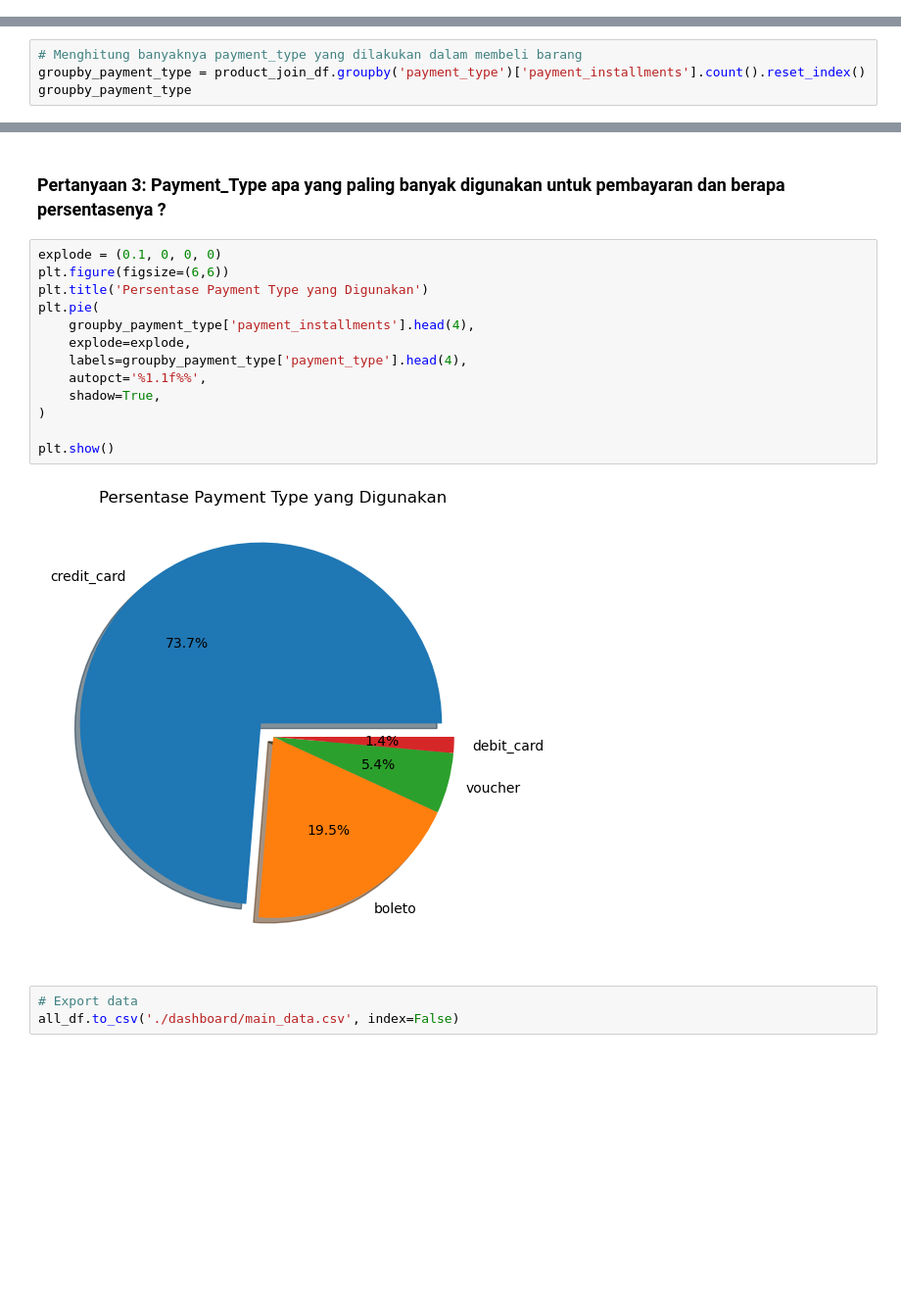
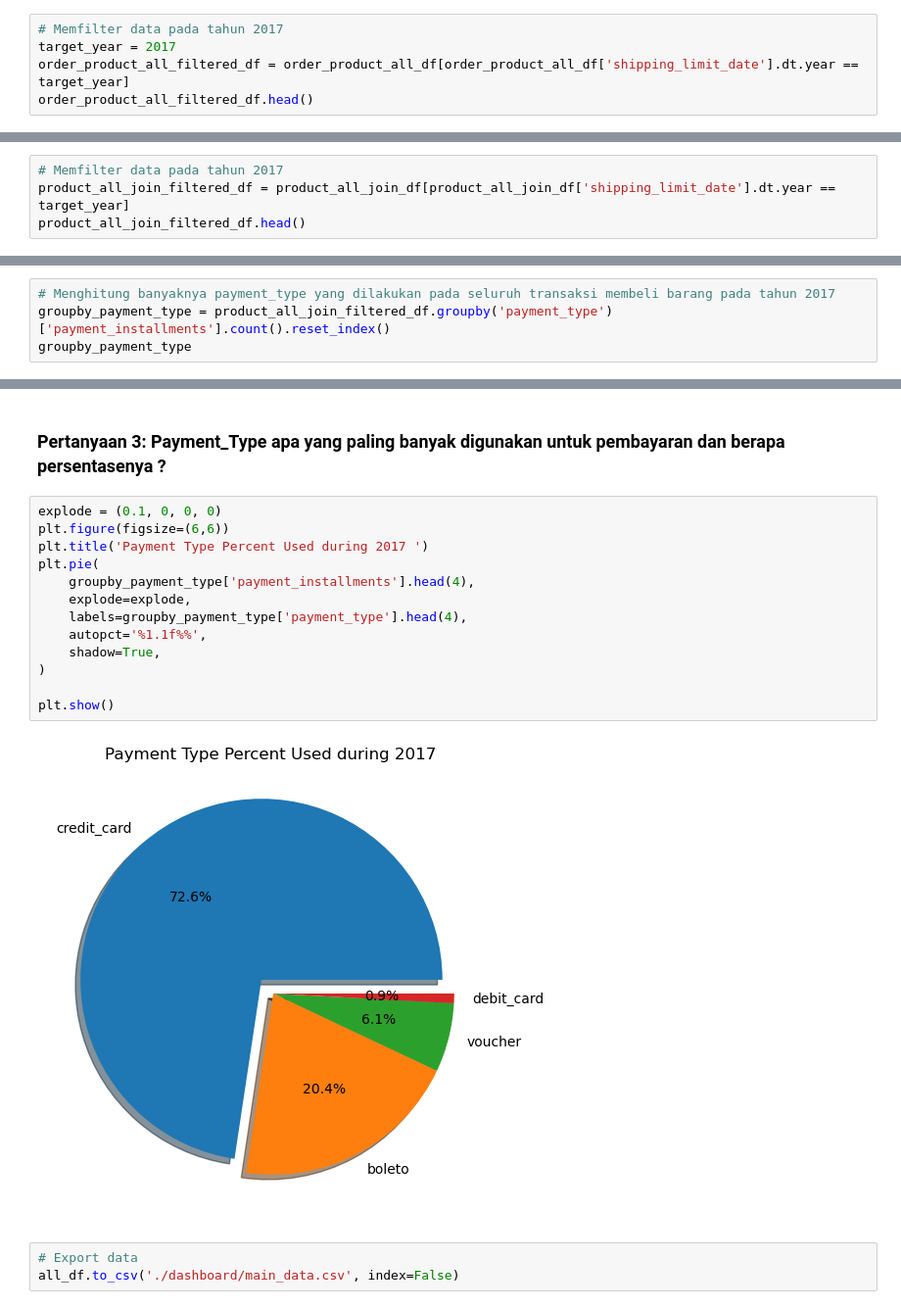
Before and after one commit to Farhan-Nawwafal/submission-bfad-cc-2026, a Jupyter notebook: Proyek_Analisis_Data.ipynb, the cells around one changed output, grey strips where cells are left out. Shown at 98% size. Saved outputs shown, nothing was run; the diff lists cells and outputs as text; blank space fills up the shorter version.

```diff
--- a/Proyek_Analisis_Data.ipynb
+++ b/Proyek_Analisis_Data.ipynb
@@ -1675,3 +1675,8 @@ order_product_all_df.head()
 | 3 | 00024acbcdf0a6daa1e931b038114c75 | 1 | 7634da152a4610f1595efa32f14722fc | 9d7a1d34a5052409006425275ba1c2b4 | 2018-08-15 10:10:18 | 12.99 | 12.79 | ... |
 | 4 | 00042b26cf59d7ce69dfabb4e55b4fd9 | 1 | ac6c3623068f30de03045865e4e10089 | df560393f3a51e74553ab94004ba5c87 | 2017-02-13 13:57:51 | 199.90 | 18.14 | ... |
 5 rows × 23 columns
+# %%
+# Memfilter data pada tahun 2017
+target_year = 2017
+order_product_all_filtered_df = order_product_all_df[order_product_all_df['shipping_limit_date'].dt.year == target_year]
+order_product_all_filtered_df.head()
@@ -1769,3 +1782,7 @@ product_all_join_df.head()
 | 3 | ba78997921bbcdc1373bb41e913ab953 | 1 | credit_card | 8 | 107.78 | 1.0 | ... |
 | 4 | 42fdf880ba16b47b59251dd489d4441a | 1 | credit_card | 2 | 128.45 | 1.0 | ... |
 5 rows × 28 columns
+# %%
+# Memfilter data pada tahun 2017
+product_all_join_filtered_df = product_all_join_df[product_all_join_df['shipping_limit_date'].dt.year == target_year]
+product_all_join_filtered_df.head()
@@ -1772,6 +1797,6 @@ product_all_join_df.head()
 # %%
-# Menghitung banyaknya payment_type yang dilakukan dalam membeli barang
-groupby_payment_type = product_join_df.groupby('payment_type')['payment_installments'].count().reset_index()
+# Menghitung banyaknya payment_type yang dilakukan pada seluruh transaksi membeli barang pada tahun 2017
+groupby_payment_type = product_all_join_filtered_df.groupby('payment_type')['payment_installments'].count().reset_index()
 groupby_payment_type
 # %% [output]
 |  | payment_type | payment_installments |
@@ -1853,18 +1875,18 @@ plt.show()
 # %%
 explode = (0.1, 0, 0, 0)
 plt.figure(figsize=(6,6))
-plt.title('Persentase Payment Type yang Digunakan')
+plt.title('Payment Type Percent Used during 2017 ')
 plt.pie(
     groupby_payment_type['payment_installments'].head(4),
     explode=explode,
     labels=groupby_payment_type['payment_type'].head(4),
     autopct='%1.1f%%',
     shadow=True,
 )
 
 plt.show()
 # %% [output]
-[figure, old version]
+[figure, new version]
 # %%
 # Export data
 all_df.to_csv('./dashboard/main_data.csv', index=False)
```
Also changed, not shown: parts of 14 cells of this notebook, 3 other files.
